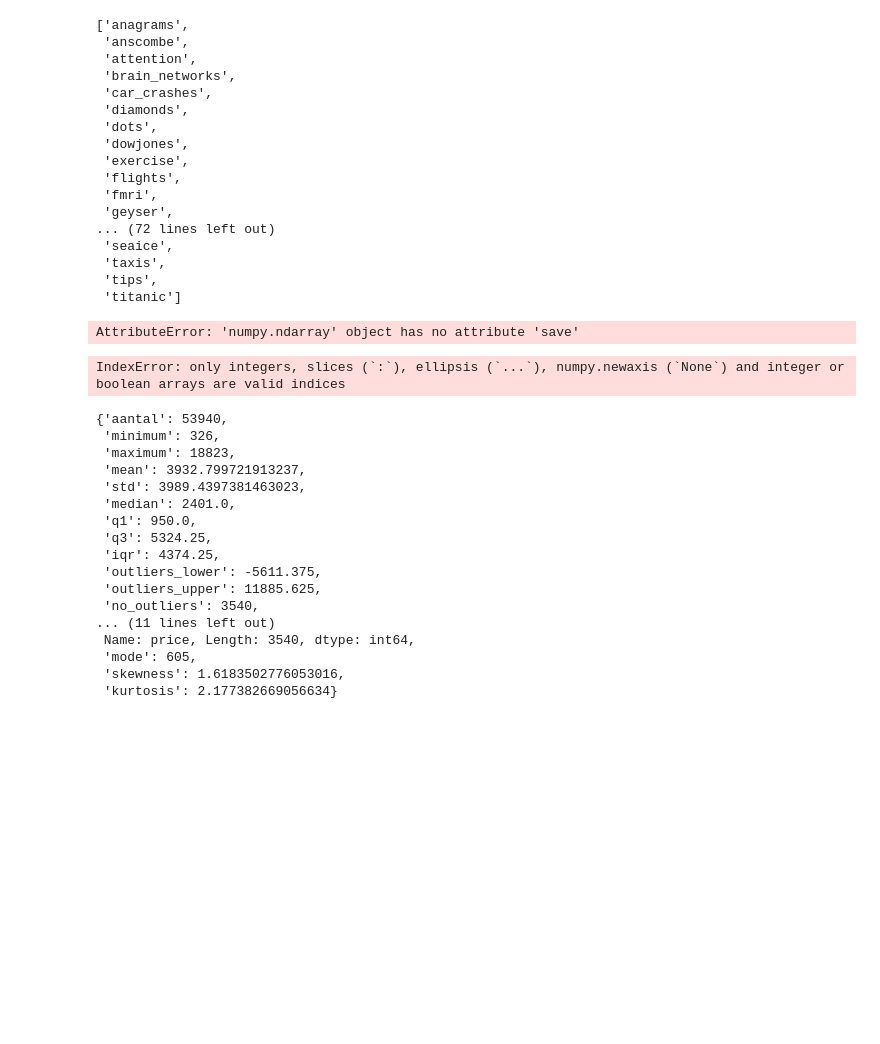
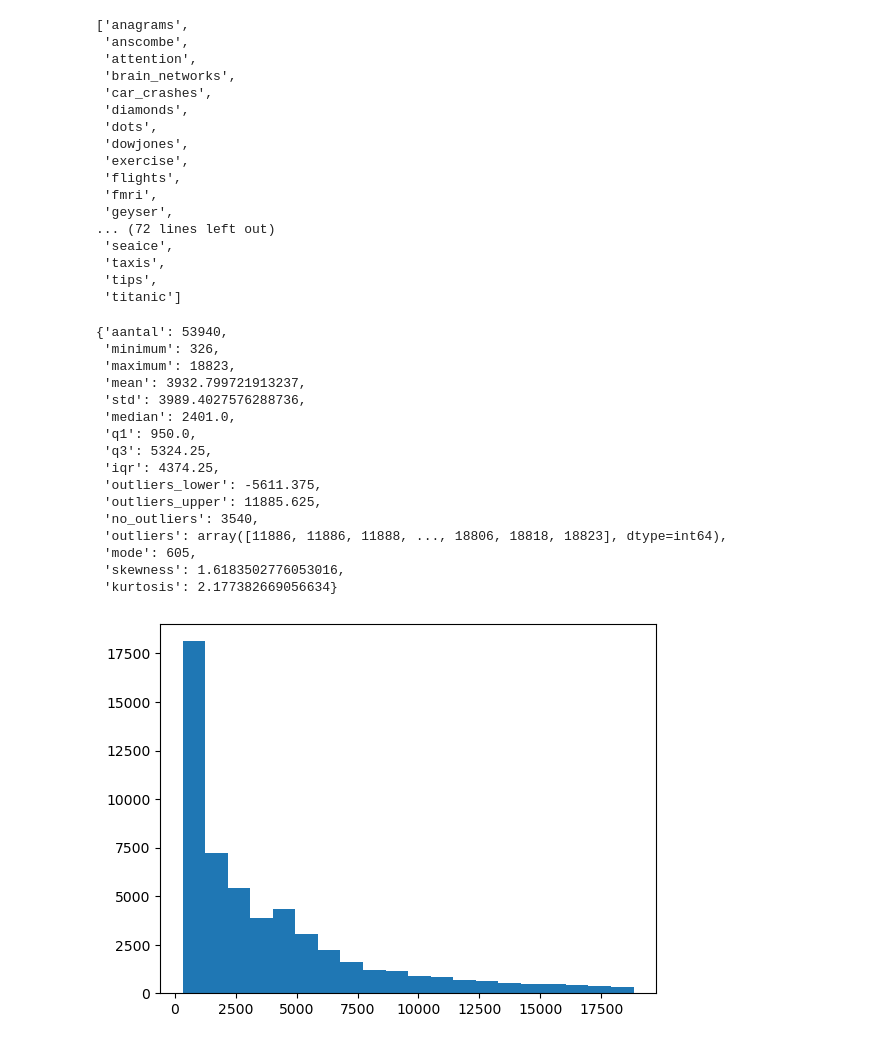
Before and after one commit to get-to-work-together/Computrain-Python-voor-Data-Science, a Jupyter notebook: Training/opdracht 1 - numpy.ipynb, the cells around one changed output. Cells and saved outputs as stored; diff of their text form; code cells hidden in the pictures; blank space fills up the shorter version.

```diff
--- a/Training/opdracht 1 - numpy.ipynb
+++ b/Training/opdracht 1 - numpy.ipynb
@@ -111,14 +111,9 @@ sns.get_dataset_names()
 diamonds = sns.load_dataset('diamonds')
 diamond_prices = diamonds['price'].values
 # %%
-.save('diamond_prices')
+np.save('diamond_prices', diamond_prices)
-# %% [output]
-AttributeError: 'numpy.ndarray' object has no attribute 'save'
 # %%
-diamonds = np.load('diamonds.dat.npy', allow_pickle=True)
-diamond_prices = diamonds['price']
+diamond_prices = np.load('diamond_prices.npy', allow_pickle=True)
-# %% [output]
-IndexError: only integers, slices (`:`), ellipsis (`...`), numpy.newaxis (`None`) and integer or boolean arrays are valid indices
 # %%
 describe(diamond_prices)
 # %% [output]
@@ -126,7 +121,7 @@ describe(diamond_prices)
  'minimum': 326,
  'maximum': 18823,
  'mean': 3932.799721913237,
- 'std': 3989.4397381463023,
+ 'std': 3989.4027576288736,
  'median': 2401.0,
  'q1': 950.0,
  'q3': 5324.25,
@@ -134,8 +129,12 @@ describe(diamond_prices)
  'outliers_lower': -5611.375,
  'outliers_upper': 11885.625,
  'no_outliers': 3540,
-... (11 lines left out)
- Name: price, Length: 3540, dtype: int64,
+ 'outliers': array([11886, 11886, 11888, ..., 18806, 18818, 18823], dtype=int64),
  'mode': 605,
  'skewness': 1.6183502776053016,
  'kurtosis': 2.177382669056634}
+# %%
+plt.hist(diamond_prices, bins=20)
+plt.show()
+# %% [output]
+[figure, added]
```
Also changed, not shown: parts of 5 cells of this notebook, 2 other files.
